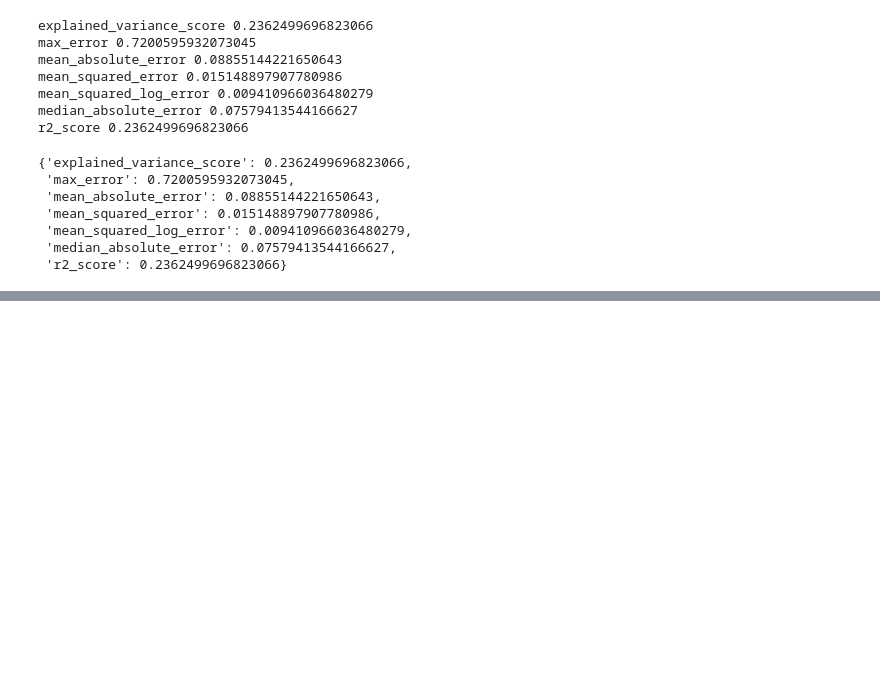
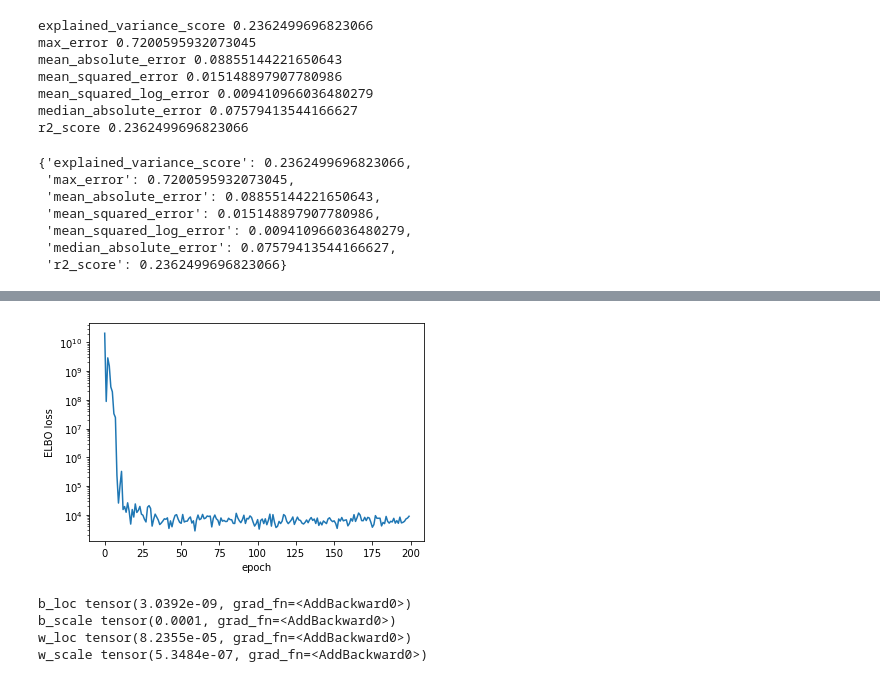
Before and after one commit to pauldebryas/SND_trackers_My_data, a Jupyter notebook: baseline-new-data.ipynb, the cells around one changed output, grey strips where cells are left out. Saved outputs shown, nothing was run; the diff lists cells and outputs as text; code cells hidden in the pictures; blank space fills up the shorter version.

```diff
--- a/baseline-new-data.ipynb
+++ b/baseline-new-data.ipynb
@@ -282,0 +413,9 @@ r2_score 0.2362499696823066
+# %%
+full_X, full_y = load_dataset('~/snd_data/new_dataset/', 'sum')
+min_clip = 25
+
+X_train, y_train = dataset_split(full_X, full_y)
+X_train, y_train = dataset_clip(X_train, y_train, min_clip)
+# %%
+X_train = torch.tensor(X_train).float().reshape(-1,1)
+y_train = torch.tensor(y_train).float().reshape(-1)
@@ -282,0 +478,26 @@ r2_score 0.2362499696823066
+# %%
+reg_model = model # BayesianRegression()
+reg_guide = guide # AutoDiagonalNormal(model)
+
+num_steps = 50
+initial_lr = 1.0
+gamma = 0.5  # final learning rate will be gamma * initial_lr
+lrd = gamma ** (1 / num_steps)
+
+adam = pyro.optim.ClippedAdam({"lr": initial_lr, 'lrd': lrd})
+
+#adam = pyro.optim.ClippedAdam({"lr": 1.0, "lrd": 0.5})
+svi = SVI(reg_model, reg_guide, adam, loss=Trace_ELBO())
+num_iterations = 200
+
+pyro.clear_param_store()
+loss_arr = []
+
+
+for j in range(num_iterations):
+    loss = svi.step(X_train, y_train)
+
+    loss_arr.append(loss)
+
+    if j % 25 == 0:
+        print("[iteration %04d] loss: %.4f" % (j + 1, loss / len(X_train)))
@@ -282,0 +513,18 @@ r2_score 0.2362499696823066
+# %%
+plt.plot(loss_arr)
+plt.yscale('log')
+plt.xlabel('epoch')
+plt.ylabel('ELBO loss')
+plt.show()
+# %% [output]
+[figure, added]
+# %%
+#guide.requires_grad_(False)
+
+for name, value in pyro.get_param_store().items():
+    print(name, pyro.param(name))
+# %% [output]
+b_loc tensor(3.0392e-09, grad_fn=<AddBackward0>)
+b_scale tensor(0.0001, grad_fn=<AddBackward0>)
+w_loc tensor(8.2355e-05, grad_fn=<AddBackward0>)
+w_scale tensor(5.3484e-07, grad_fn=<AddBackward0>)
```
Also changed, not shown: parts of 37 cells of this notebook, 2 other files.
